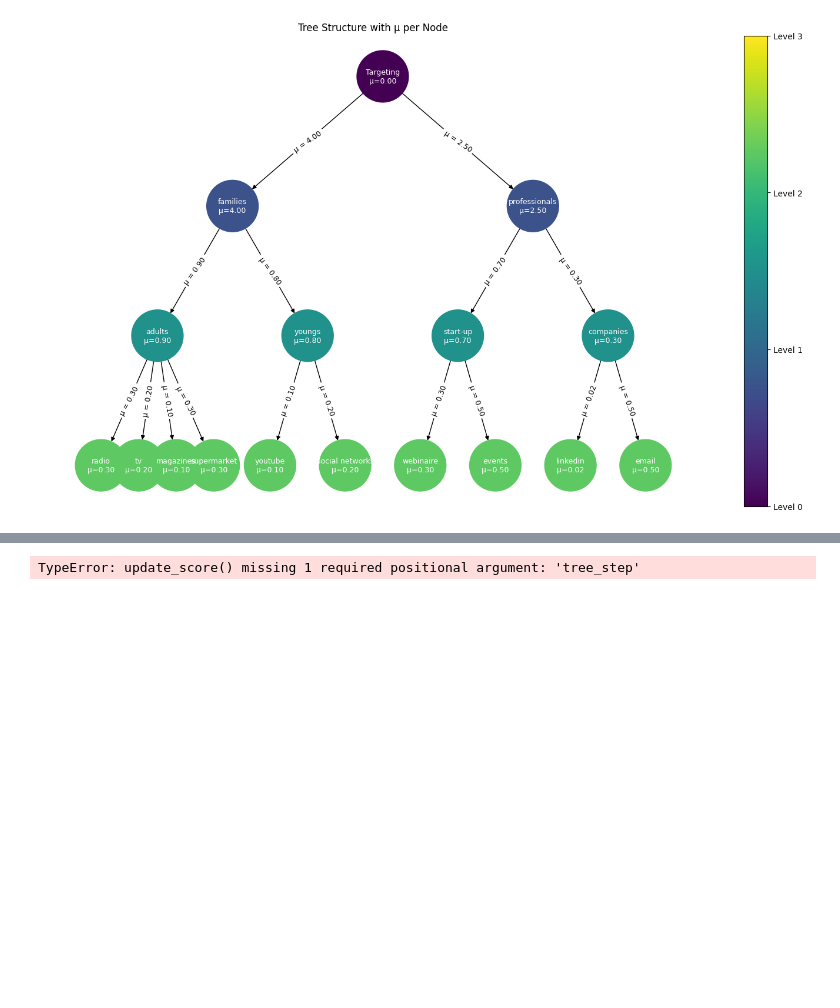
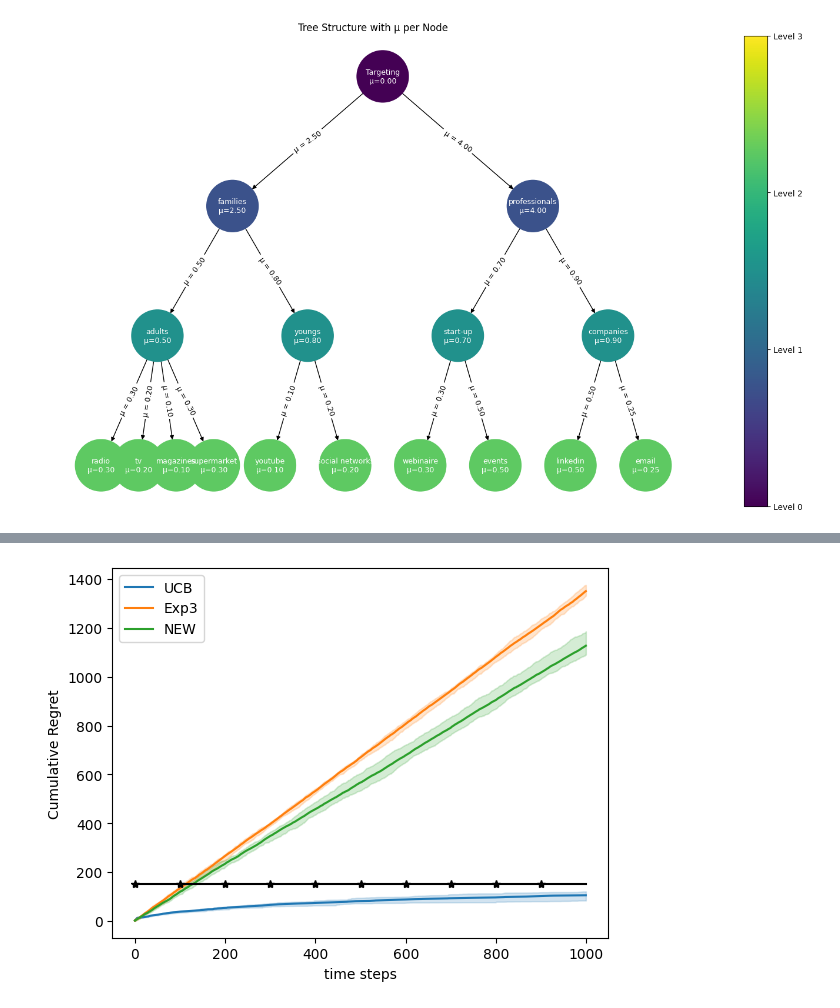
Before and after one commit to AugustinCablant/CRITEO-INTERNSHIP, a Jupyter notebook: MAB_nested_simulations.ipynb, the cells around one changed output, grey strips where cells are left out. Saved outputs shown, nothing was run; the diff lists cells and outputs as text; code cells hidden in the pictures; blank space fills up the shorter version.

```diff
--- a/MAB_nested_simulations.ipynb
+++ b/MAB_nested_simulations.ipynb
@@ -15,15 +15,15 @@ tree = Tree()
 root = tree.insert(parent_node=None, name="Targeting", mean=0, var=0)
 
 # First Layer
-families, _ = tree.insert(parent_node=root, name="families", mean=4, var=0.1)
-professionals, _ = tree.insert(parent_node=root, name="professionals", mean=2.5, var=0.1)
+families, _ = tree.insert(parent_node=root, name="families", mean=2.5, var=0.1)
+professionals, _ = tree.insert(parent_node=root, name="professionals", mean=4.0, var=0.1)
 
 # Second Layer
-adults, _ = tree.insert(parent_node=families, name="adults", mean=0.9, var=0.1)
+adults, _ = tree.insert(parent_node=families, name="adults", mean=0.5, var=0.1)
 youngs, _ = tree.insert(parent_node=families, name="youngs", mean=0.8, var=0.1)
 
 start_up, _ = tree.insert(parent_node=professionals, name="start-up", mean=0.7, var=0.1)
-companies, _ = tree.insert(parent_node=professionals, name="companies", mean=0.3, var=0.1)
+companies, _ = tree.insert(parent_node=professionals, name="companies", mean=0.9, var=0.1)
 
 # Third Layer
 radio, _ = tree.insert(parent_node=adults, name="radio", mean=0.3, var=0.1)
@@ -37,8 +37,8 @@ social_networks, _ = tree.insert(parent_node=youngs, name="social networks", mea
 webinaire, _ = tree.insert(parent_node=start_up, name="webinaire", mean=0.3, var=0.1)
 events, _ = tree.insert(parent_node=start_up, name="events", mean=0.5, var=0.1)
 
-linkedin, _ = tree.insert(parent_node=companies, name="linkedin", mean=0.02, var=0.1)
-email, _ = tree.insert(parent_node=companies, name="email", mean=0.5, var=0.1)
+linkedin, _ = tree.insert(parent_node=companies, name="linkedin", mean=0.5, var=0.1)
+email, _ = tree.insert(parent_node=companies, name="email", mean=0.25, var=0.1)
 
 tree.step()
 tree.visualize_tree_mu()
@@ -57,6 +57,7 @@ class NestedBanditEnv(gym.Env):
         self.tree.step()  # initial sampling
         self.leaves = self.tree.get_all_leaves()
         self.K = len(self.leaves)
+        self.best_arm = np.argmax([value[2] for value in self.tree.get_mu_leaves()])
 
         self.action_space = spaces.Discrete(self.K)
         self.observation_space = spaces.Discrete(1)  # stateless
@@ -383,15 +428,15 @@ class NestedExponentialWeights:
 # %%
 env = NestedBanditEnv()
 tree = env.tree
 exp3 = Exp3(tree)
 ucb = UCB(tree)
 new = NestedExponentialWeights(tree)
 
 T = 1_000
 K = 10
 
 regrets = experiment(environment=env, agents=[ucb, exp3, new], Nmc=10, T=T)
-plot_regret(regrets, logscale=False, lb=[np.sqrt(K*T*np.log(K))]*T, q=10, save_pdf=None, UCB_regret=False)
+plot_regret(regrets, logscale=False, lb=[np.sqrt(K*T*np.log(K))]*T, q=10, save_pdf=None)
 # %% [output]
-TypeError: update_score() missing 1 required positional argument: 'tree_step'
+[figure, added]
 # %%
```
Also changed, not shown: parts of 4 cells of this notebook.
